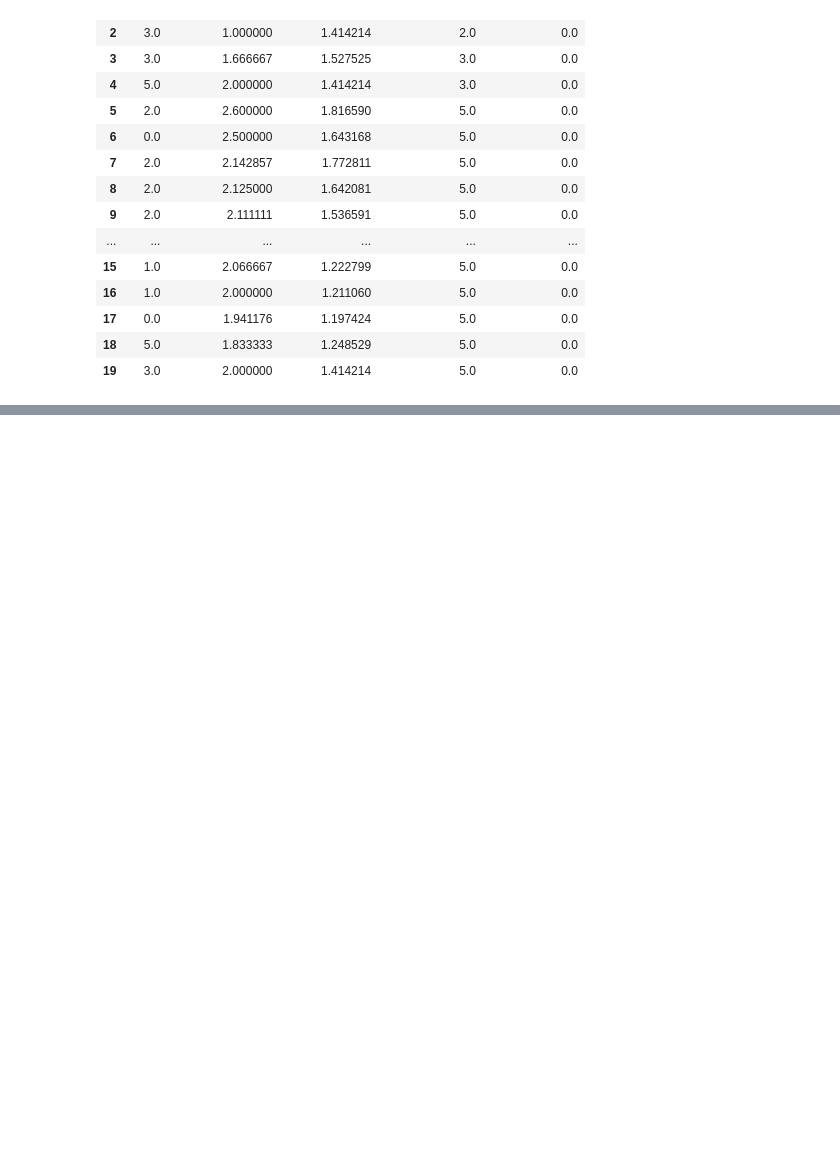
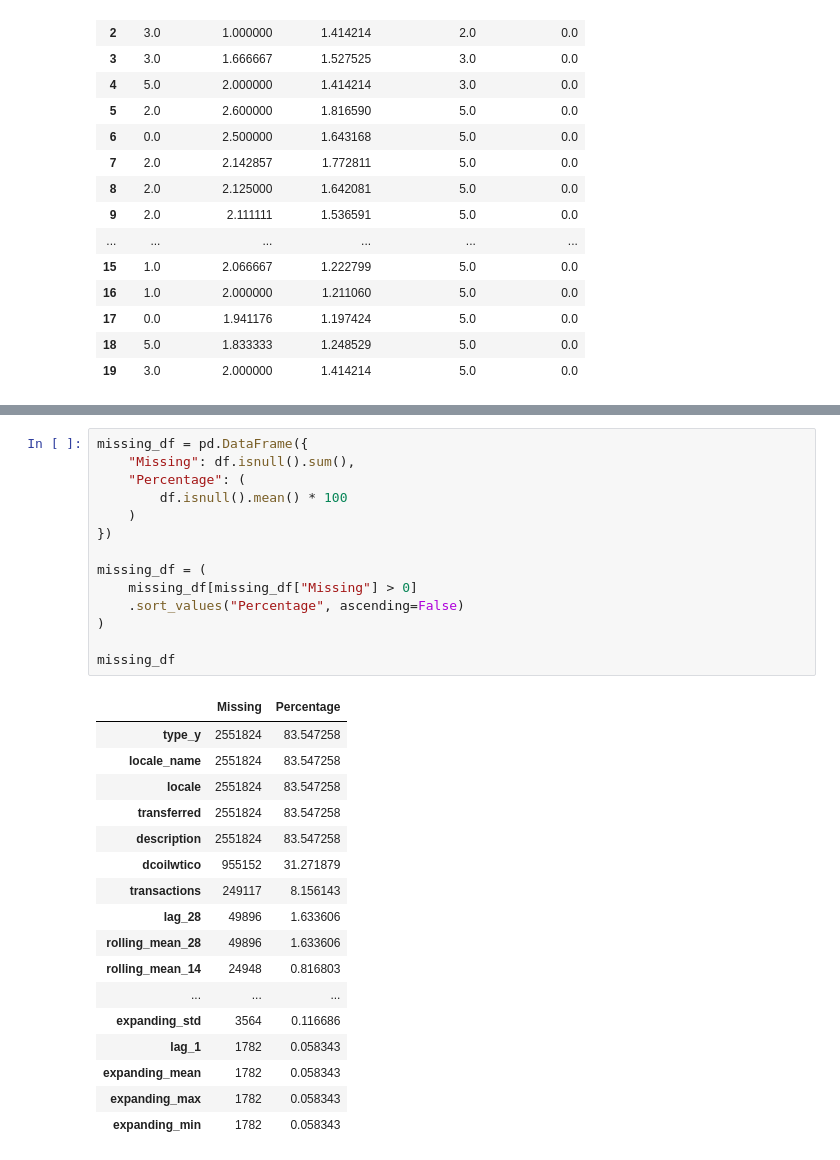
Before and after one commit to Husnain5Khalid/DemandIQ-Smart-demand-forecasting-, a Jupyter notebook: notebooks/feature_engineering.ipynb, the cells around one changed output, grey strips where cells are left out. Saved outputs shown, nothing was run; the diff lists cells and outputs as text; blank space fills up the shorter version.

```diff
--- a/notebooks/feature_engineering.ipynb
+++ b/notebooks/feature_engineering.ipynb
@@ -475,0 +517,32 @@ df[cols].head(20)
+# %%
+missing_df = pd.DataFrame({
+    "Missing": df.isnull().sum(),
+    "Percentage": (
+        df.isnull().mean() * 100
+    )
+})
+
+missing_df = (
+    missing_df[missing_df["Missing"] > 0]
+    .sort_values("Percentage", ascending=False)
+)
+
+missing_df
+# %% [output]
+|  | Missing | Percentage |
+| type_y | 2551824 | 83.547258 |
+| locale_name | 2551824 | 83.547258 |
+| locale | 2551824 | 83.547258 |
+| transferred | 2551824 | 83.547258 |
+| description | 2551824 | 83.547258 |
+| dcoilwtico | 955152 | 31.271879 |
+| transactions | 249117 | 8.156143 |
+| lag_28 | 49896 | 1.633606 |
+| rolling_mean_28 | 49896 | 1.633606 |
+| rolling_mean_14 | 24948 | 0.816803 |
+| ... | ... | ... |
+| expanding_std | 3564 | 0.116686 |
+| lag_1 | 1782 | 0.058343 |
+| expanding_mean | 1782 | 0.058343 |
+| expanding_max | 1782 | 0.058343 |
+| expanding_min | 1782 | 0.058343 |
```
Also changed, not shown: parts of 18 cells of this notebook.
